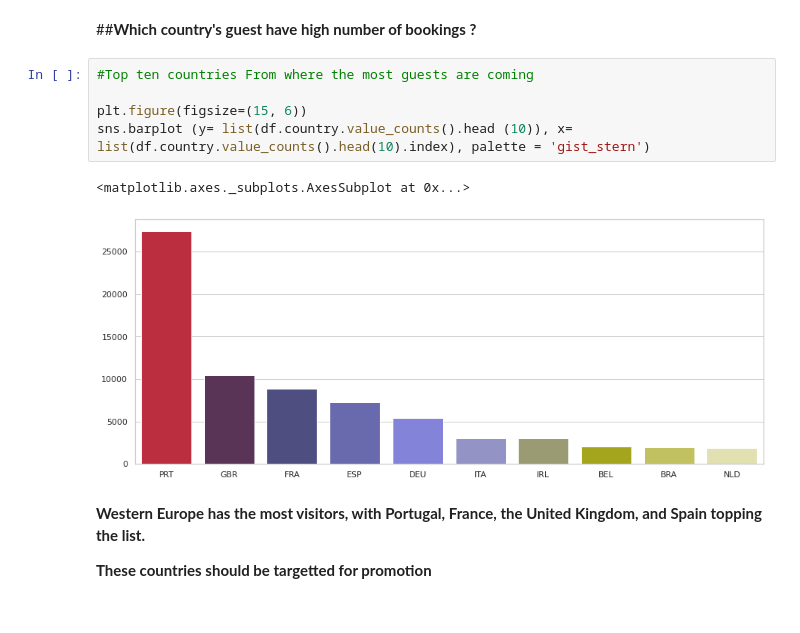
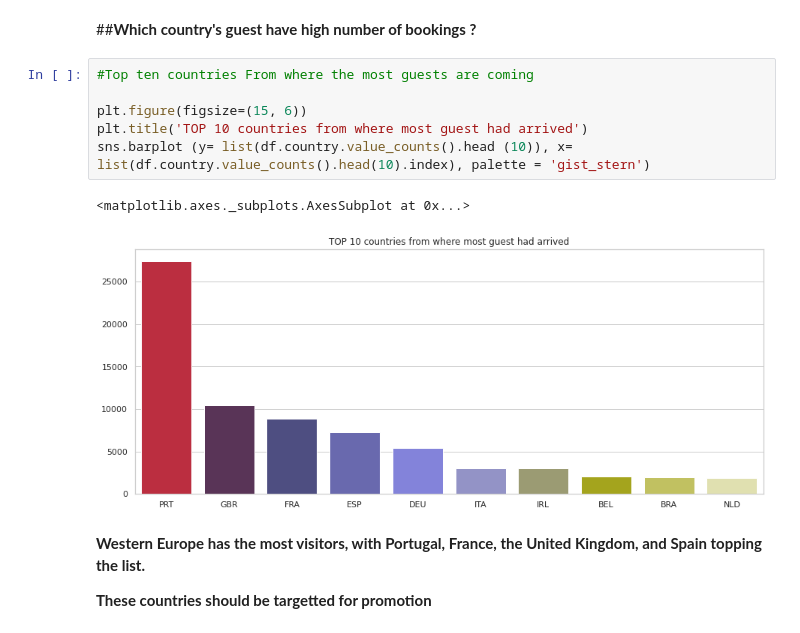
Before and after one commit to DSJibran/Hotel-Booking-EDA-Analysis, a Jupyter notebook: Hotel_Booking_Analysis.ipynb, the cells around one changed output. Cells and saved outputs as stored; diff of their text form.

```diff
--- a/Hotel_Booking_Analysis.ipynb
+++ b/Hotel_Booking_Analysis.ipynb
@@ -537,11 +537,12 @@ ax = sns.countplot(x = "deposit_type", hue = 'is_canceled', data = df, palette =
 # %%
 #Top ten countries From where the most guests are coming
 
 plt.figure(figsize=(15, 6))
+plt.title('TOP 10 countries from where most guest had arrived')
 sns.barplot (y= list(df.country.value_counts().head (10)), x= list(df.country.value_counts().head(10).index), palette = 'gist_stern')
 # %% [output]
 <matplotlib.axes._subplots.AxesSubplot at 0x...>
-[figure, old version]
+[figure, new version]
 # %% [markdown]
 **Western Europe has the most visitors, with Portugal, France, the United Kingdom, and Spain topping the list.**
 
```
Also changed, not shown: parts of 7 cells of this notebook.
